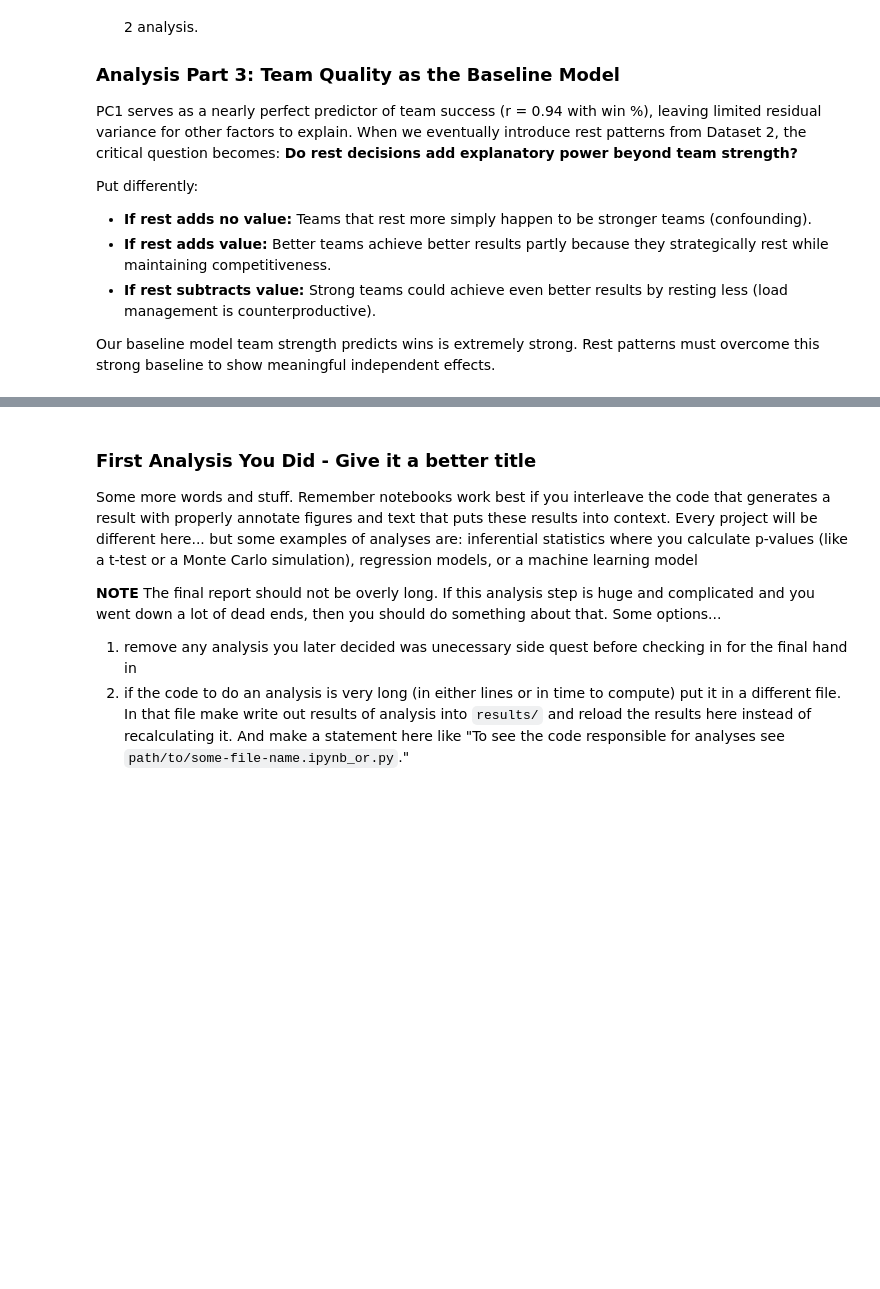
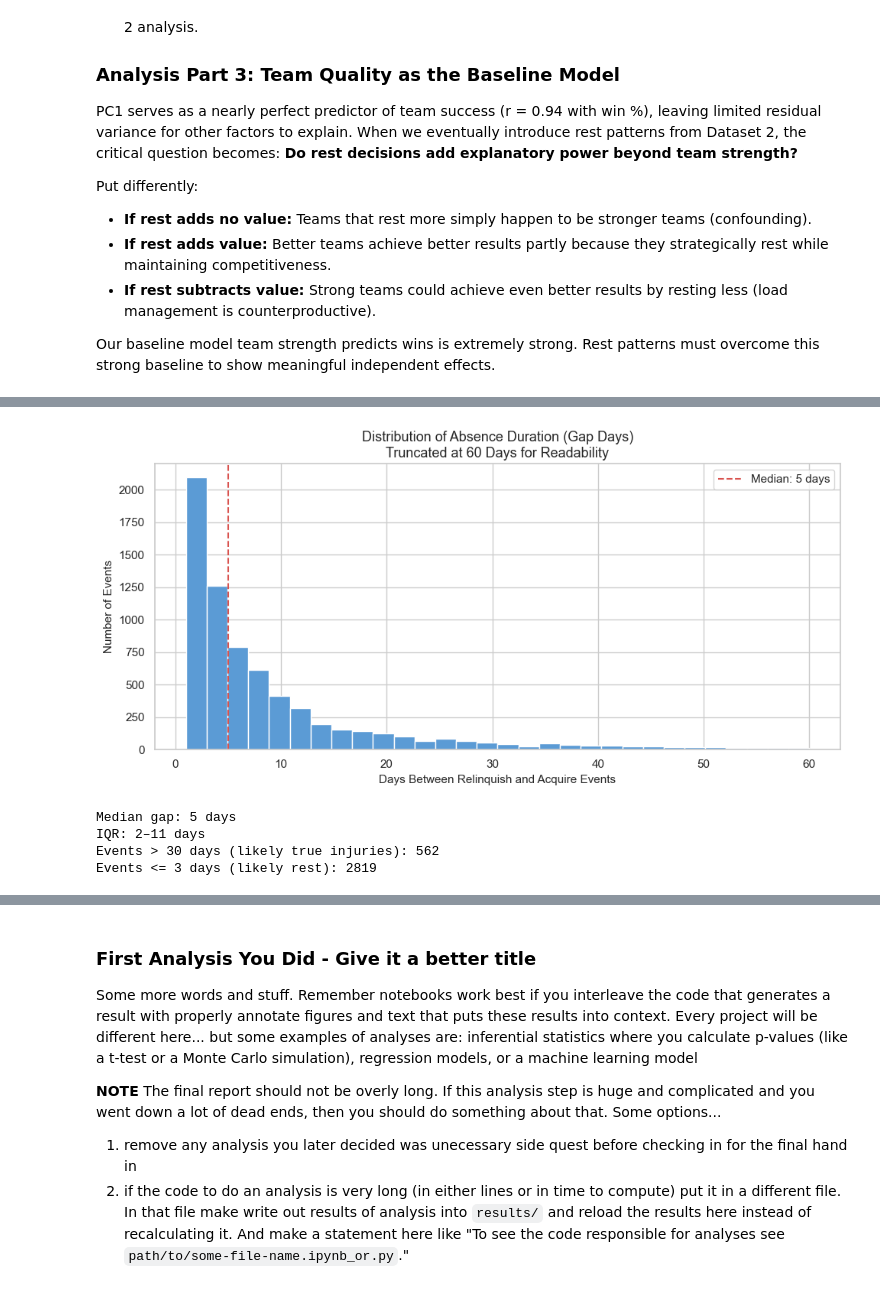
Before and after one commit to COGS108/Group-SP26-082, a Jupyter notebook: 03-FinalProject.ipynb, the cells around one changed output, grey strips where cells are left out. Cells and saved outputs as stored; diff of their text form; code cells hidden in the pictures; blank space fills up the shorter version.

```diff
--- a/03-FinalProject.ipynb
+++ b/03-FinalProject.ipynb
@@ -431,0 +905,42 @@ Our baseline model team strength predicts wins is extremely strong. Rest pattern
+# %%
+relinquish_events = df2[df2['event_type'] == 'relinquished'][['date','team','player','season']].copy()
+acquire_events = df2[df2['event_type'] == 'acquired'][['date','team','player','season']].copy()
+
+relinquish_events = relinquish_events.sort_values('date')
+acquire_events = acquire_events.sort_values('date')
+
+paired = pd.merge_asof(
+    relinquish_events,
+    acquire_events.rename(columns={'date': 'return_date'}),
+    left_on='date', right_on='return_date',
+    by=['team', 'player', 'season'],
+    direction='forward'
+)
+
+paired['gap_days'] = (paired['return_date'] - paired['date']).dt.days
+paired_valid = paired.dropna(subset=['gap_days'])
+paired_valid = paired_valid[paired_valid['gap_days'] > 0]
+
+fig, ax = plt.subplots(figsize=(10, 5))
+plot_data = paired_valid[paired_valid['gap_days'] <= 60]['gap_days']
+ax.hist(plot_data, bins=30, color='#5b9bd5', edgecolor='white')
+ax.set_title('Distribution of Absence Duration (Gap Days)\nTruncated at 60 Days for Readability', fontsize=13)
+ax.set_xlabel('Days Between Relinquish and Acquire Events', fontsize=11)
+ax.set_ylabel('Number of Events', fontsize=11)
+ax.axvline(paired_valid['gap_days'].median(), color='#d9534f', linestyle='--', label=f"Median: {paired_valid['gap_days'].median():.0f} days")
+ax.legend()
+plt.tight_layout()
+plt.show()
+
+q1 = paired_valid['gap_days'].quantile(0.25)
+q3 = paired_valid['gap_days'].quantile(0.75)
+print(f"Median gap: {paired_valid['gap_days'].median():.0f} days")
+print(f"IQR: {q1:.0f}–{q3:.0f} days")
+print(f"Events > 30 days (likely true injuries): {(paired_valid['gap_days'] > 30).sum()}")
+print(f"Events <= 3 days (likely rest): {(paired_valid['gap_days'] <= 3).sum()}")
+# %% [output]
+[figure, added]
+Median gap: 5 days
+IQR: 2–11 days
+Events > 30 days (likely true injuries): 562
+Events <= 3 days (likely rest): 2819
```
Also changed, not shown: parts of 20 cells of this notebook.
